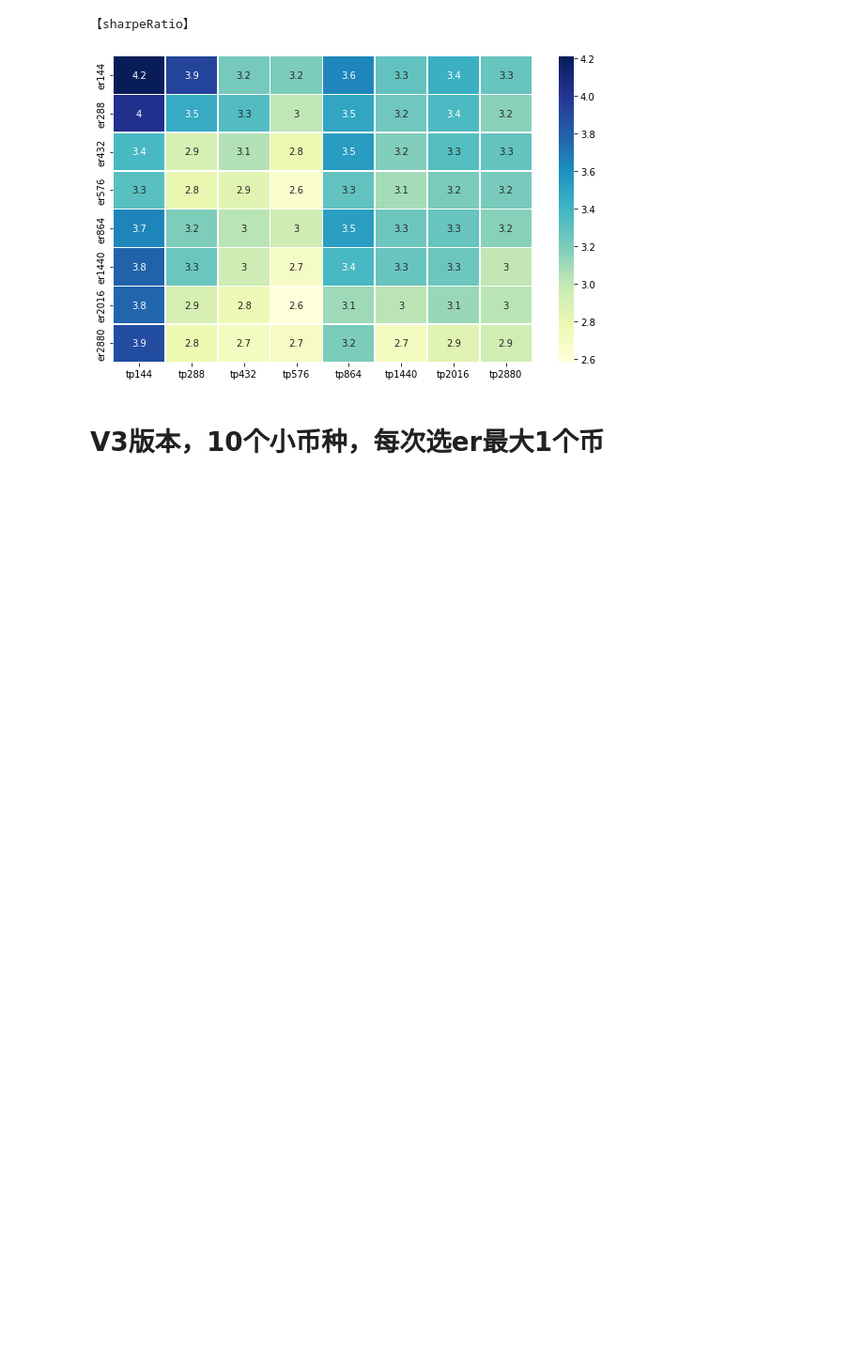
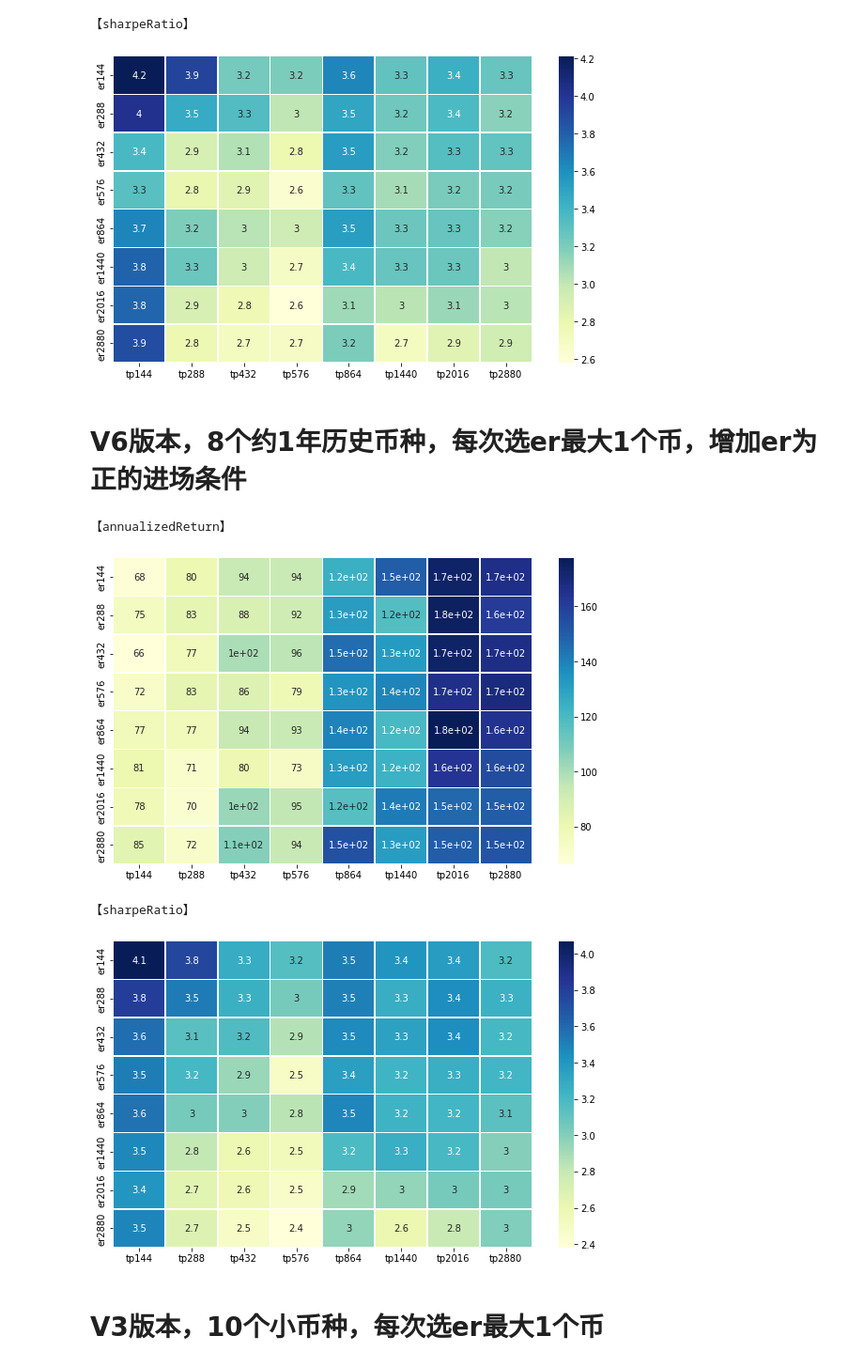
Before and after one commit to PXY11/VecTool, a Jupyter notebook: backtest/EDA/perfEDA.ipynb, the cells around one changed output. Shown: that part at 94% size. Drawn from its saved outputs; the diff is of its cells as text; code cells hidden in the pictures; blank space fills up the shorter version.

```diff
--- a/backtest/EDA/perfEDA.ipynb
+++ b/backtest/EDA/perfEDA.ipynb
@@ -48,6 +48,18 @@ perf(path,'sharpeRatio')
 [figure]
 【sharpeRatio】
 [figure]
+# %% [markdown]
+# V6版本，8个约1年历史币种，每次选er最大1个币，增加er为正的进场条件
+# %%
+path = '../testSFUDFXLT/perf/perf_v6/'
+perf(path,'annualizedReturn')
+perf(path,'sharpeRatio')
+# perf(path,'maxDrawdown')
+# %% [output]
+【annualizedReturn】
+[figure, added]
+【sharpeRatio】
+[figure, added]
 # %% [markdown]
 # V3版本，10个小币种，每次选er最大1个币
 # %%
```
Also changed, not shown: 2 other files.
